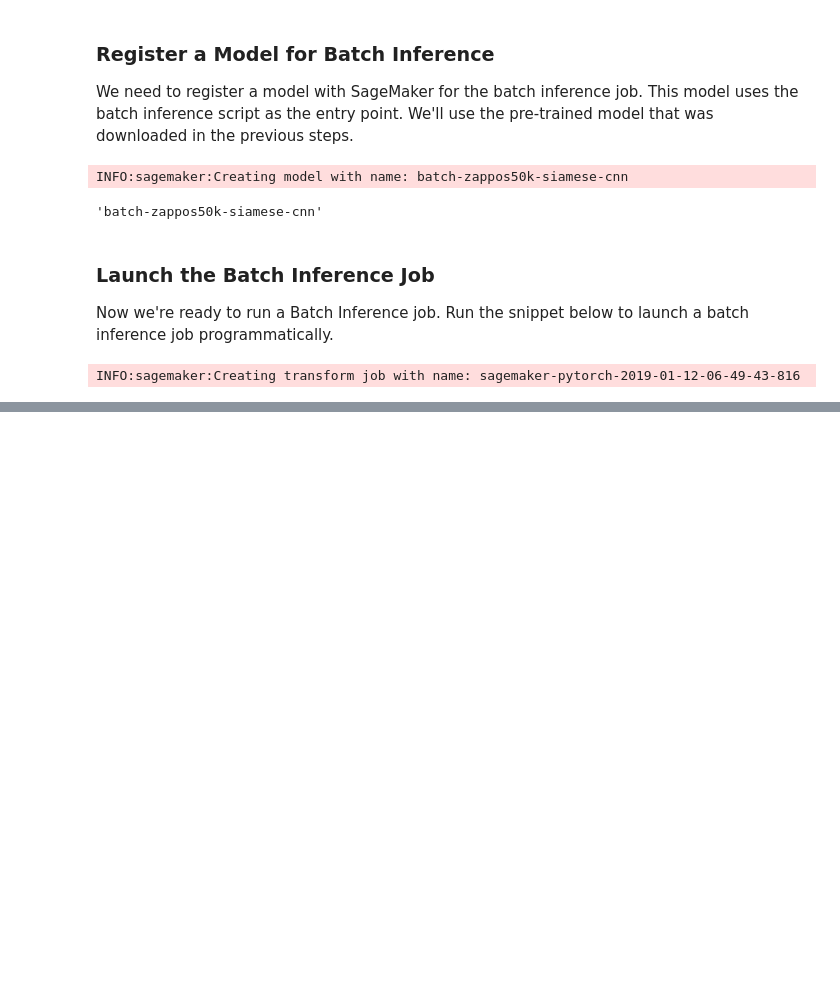
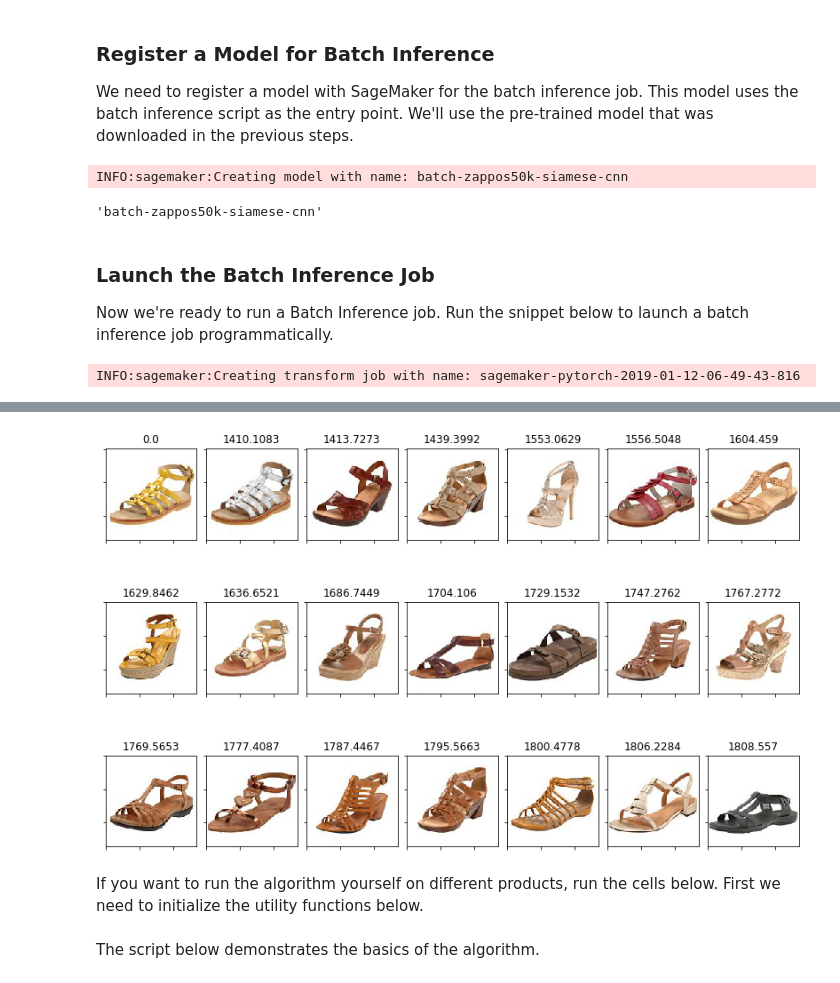
Before and after one commit to aws-samples/aws-sagemaker-pytorch-shop-by-style, a Jupyter notebook: notebooks/shop-by-style-model-on-pytorch.ipynb, the cells around one changed output, grey strips where cells are left out. Drawn from its saved outputs; the diff is of its cells as text; code cells hidden in the pictures; blank space fills up the shorter version.

Commit message:
add grams approach

```diff
--- a/notebooks/shop-by-style-model-on-pytorch.ipynb
+++ b/notebooks/shop-by-style-model-on-pytorch.ipynb
@@ -866,0 +906,11 @@ INFO:sagemaker:Creating transform job with name: sagemaker-pytorch-2019-01-12-06
+# %%
+import pandas as pd
+
+ZAPPOS50K_INDEX = os.path.join(WORKING_DIR, 'zappos50k-index.csv')
+SAMPLE_GRAM_RESULTS = ['sample-gram-matrices-style-measurements/Boots-Knee-High-Anne-Klein-8032743.310.csv',
+                       'sample-gram-matrices-style-measurements/Sandals-Flat-Elephantito-7900238.764.csv',
+                       'sample-gram-matrices-style-measurements/Shoes-Oxfords-Calvin-Klein-7943176.3.csv']
+GRAM_DS_IDX=1
+
+df = pd.read_csv(os.path.join(WORKING_DIR,SAMPLE_GRAM_RESULTS[GRAM_DS_IDX]), header=None, usecols=[0,1], names=['img','sim'])
+display(df.head(10))
@@ -866,0 +933,27 @@ INFO:sagemaker:Creating transform job with name: sagemaker-pytorch-2019-01-12-06
+# %%
+import matplotlib.pyplot as plt
+DATA_DIR = os.path.join(WORKING_DIR,'ut-zap50k-images-square')
+def display_similiar_products(products) :
+    count = 0
+    columns = 7
+    BATCHES_TO_DISPLAY = 3
+
+    fig = plt.figure(figsize=(columns*2, BATCHES_TO_DISPLAY*3))
+    fig.subplots_adjust(wspace=.1)
+
+    for (index, row) in products[0:columns*BATCHES_TO_DISPLAY].iterrows() :
+
+        count += 1
+        ax = fig.add_subplot(BATCHES_TO_DISPLAY, columns, count)
+        ax.set_title(round(row['sim'],5))
+        ax.set_xticklabels([])
+        ax.set_yticklabels([])
+        plt.imshow(plt.imread(os.path.join(DATA_DIR,row['img'])))
+
+    plt.show()
+
+display_similiar_products(df)
+# %% [output]
+[figure, added]
+# %% [markdown]
+If you want to run the algorithm yourself on different products, run the cells below. First we need to initialize the utility functions below.
@@ -866,0 +995,2 @@ INFO:sagemaker:Creating transform job with name: sagemaker-pytorch-2019-01-12-06
+# %% [markdown]
+The script below demonstrates the basics of the algorithm.
```
Also changed, not shown: parts of 13 cells of this notebook.
